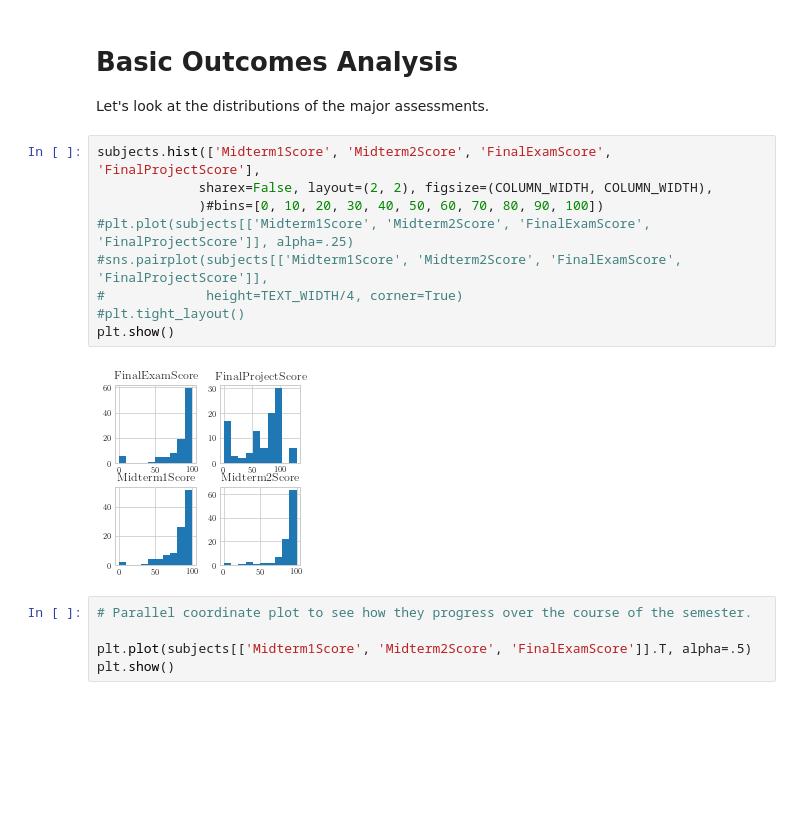
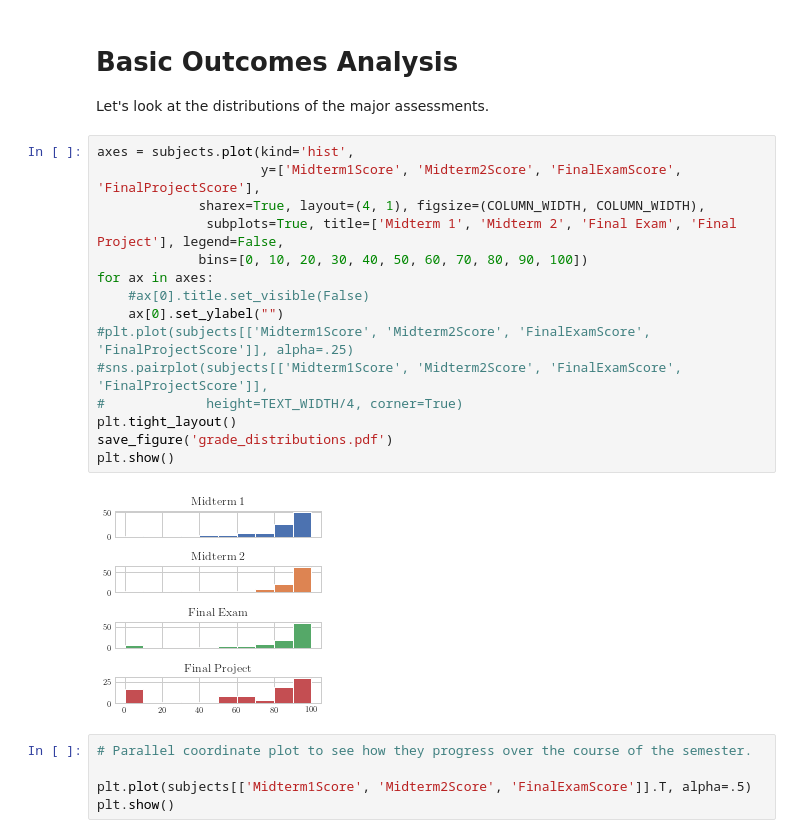
Before and after one commit to acbart/csedm20-paper-cs1-analysis, a Jupyter notebook: notebooks/Mistake Analysis.ipynb, the cells around one changed output. Drawn from its saved outputs; the diff is of its cells as text; blank space fills up the shorter version.

```diff
--- a/notebooks/Mistake Analysis.ipynb
+++ b/notebooks/Mistake Analysis.ipynb
@@ -412,16 +412,22 @@ subjects.sample(5).T
 
 Let's look at the distributions of the major assessments.
 # %%
-subjects.hist(['Midterm1Score', 'Midterm2Score', 'FinalExamScore', 'FinalProjectScore'],
-             sharex=False, layout=(2, 2), figsize=(COLUMN_WIDTH, COLUMN_WIDTH),
-             )#bins=[0, 10, 20, 30, 40, 50, 60, 70, 80, 90, 100])
+axes = subjects.plot(kind='hist',
+                     y=['Midterm1Score', 'Midterm2Score', 'FinalExamScore', 'FinalProjectScore'],
+             sharex=True, layout=(4, 1), figsize=(COLUMN_WIDTH, COLUMN_WIDTH),
+              subplots=True, title=['Midterm 1', 'Midterm 2', 'Final Exam', 'Final Project'], legend=False,
+             bins=[0, 10, 20, 30, 40, 50, 60, 70, 80, 90, 100])
+for ax in axes:
+    #ax[0].title.set_visible(False)
+    ax[0].set_ylabel("")
 #plt.plot(subjects[['Midterm1Score', 'Midterm2Score', 'FinalExamScore', 'FinalProjectScore']], alpha=.25)
 #sns.pairplot(subjects[['Midterm1Score', 'Midterm2Score', 'FinalExamScore', 'FinalProjectScore']],
 #             height=TEXT_WIDTH/4, corner=True)
-#plt.tight_layout()
+plt.tight_layout()
+save_figure('grade_distributions.pdf')
 plt.show()
 # %% [output]
-[figure, old version]
+[figure, new version]
 # %%
 # Parallel coordinate plot to see how they progress over the course of the semester.
 
```
Also changed, not shown: parts of 21 cells of this notebook, 16 other files.
